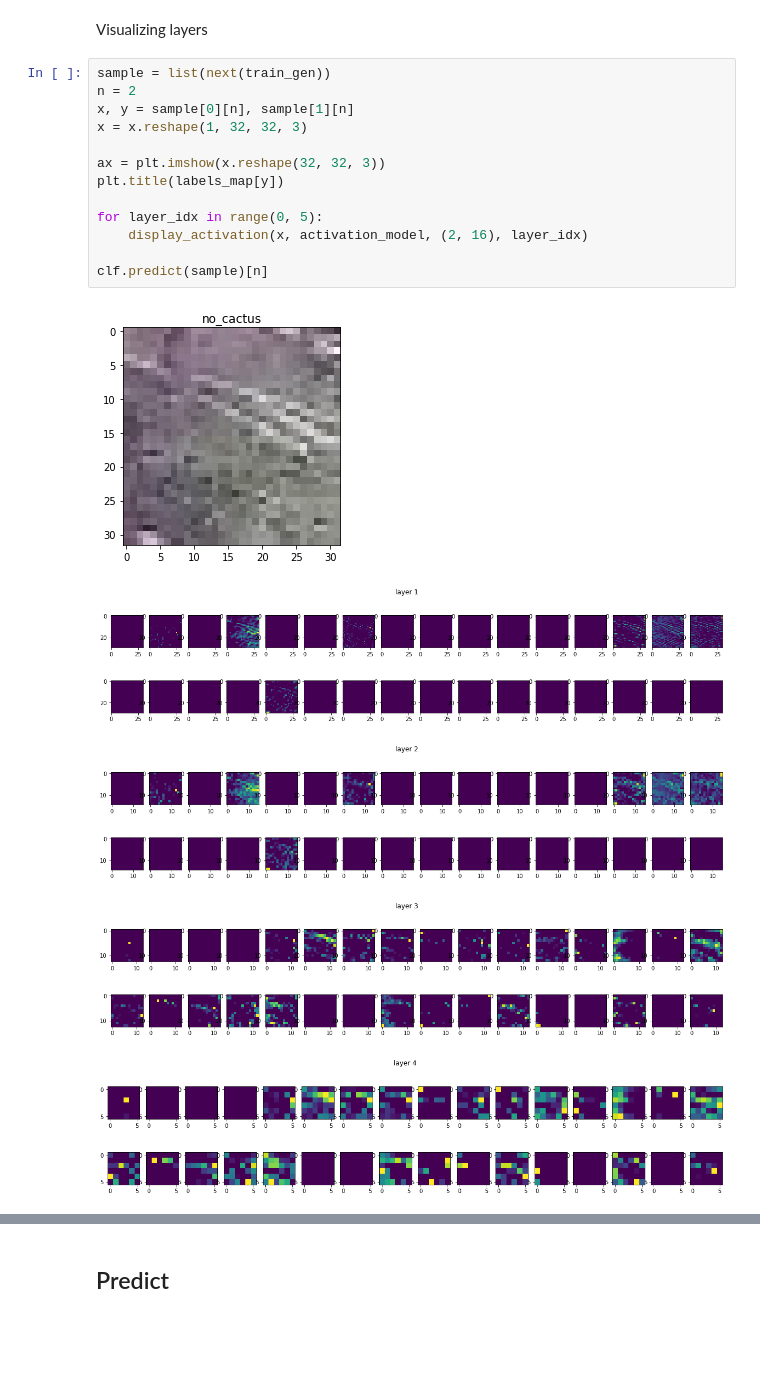
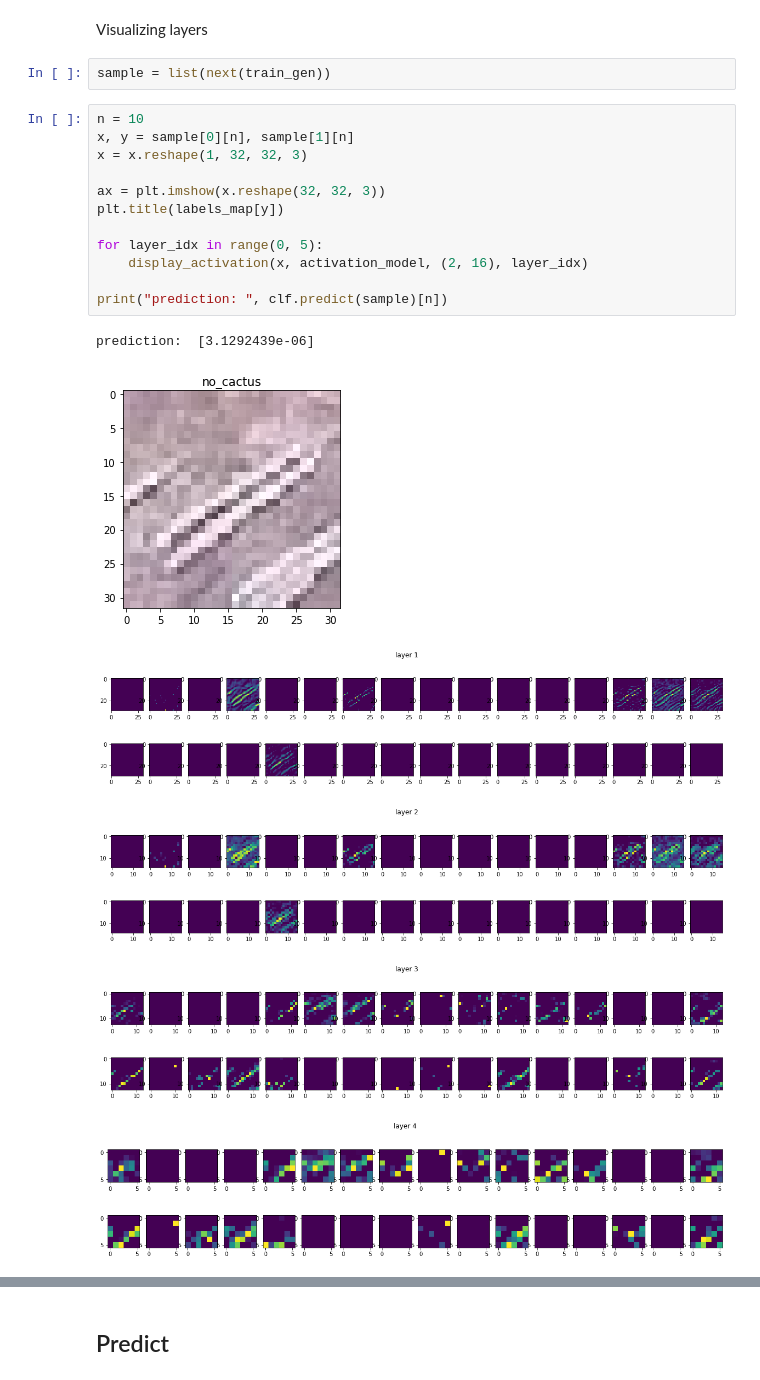
Before and after one commit to lipinski/kaggle-projects, a Jupyter notebook: aerial-cactus-identification/model.ipynb, the cells around one changed output, grey strips where cells are left out. Cells and saved outputs as stored; diff of their text form; blank space fills up the shorter version.

```diff
--- a/aerial-cactus-identification/model.ipynb
+++ b/aerial-cactus-identification/model.ipynb
@@ -240,22 +240,24 @@ def display_activation(x, activation_model, shape, act_index):
     plt.plot()
 # %% [markdown]
 Visualizing layers
+# %%
+sample = list(next(train_gen))
 # %%
-sample = list(next(train_gen))
-n = 2
+n = 10
 x, y = sample[0][n], sample[1][n]
 x = x.reshape(1, 32, 32, 3)
 
 ax = plt.imshow(x.reshape(32, 32, 3))
 plt.title(labels_map[y])
 
 for layer_idx in range(0, 5):
     display_activation(x, activation_model, (2, 16), layer_idx)
 
-clf.predict(sample)[n]
+print("prediction: ", clf.predict(sample)[n])
 # %% [output]
+prediction:  [3.1292439e-06]
-[figure, old version]
+[figure, new version]
-[figure, old version]
+[figure, new version]
-[figure, old version]
+[figure, new version]
-[figure, old version]
+[figure, new version]
-[figure, old version]
+[figure, new version]
```
Also changed, not shown: parts of 1 cell of this notebook.
